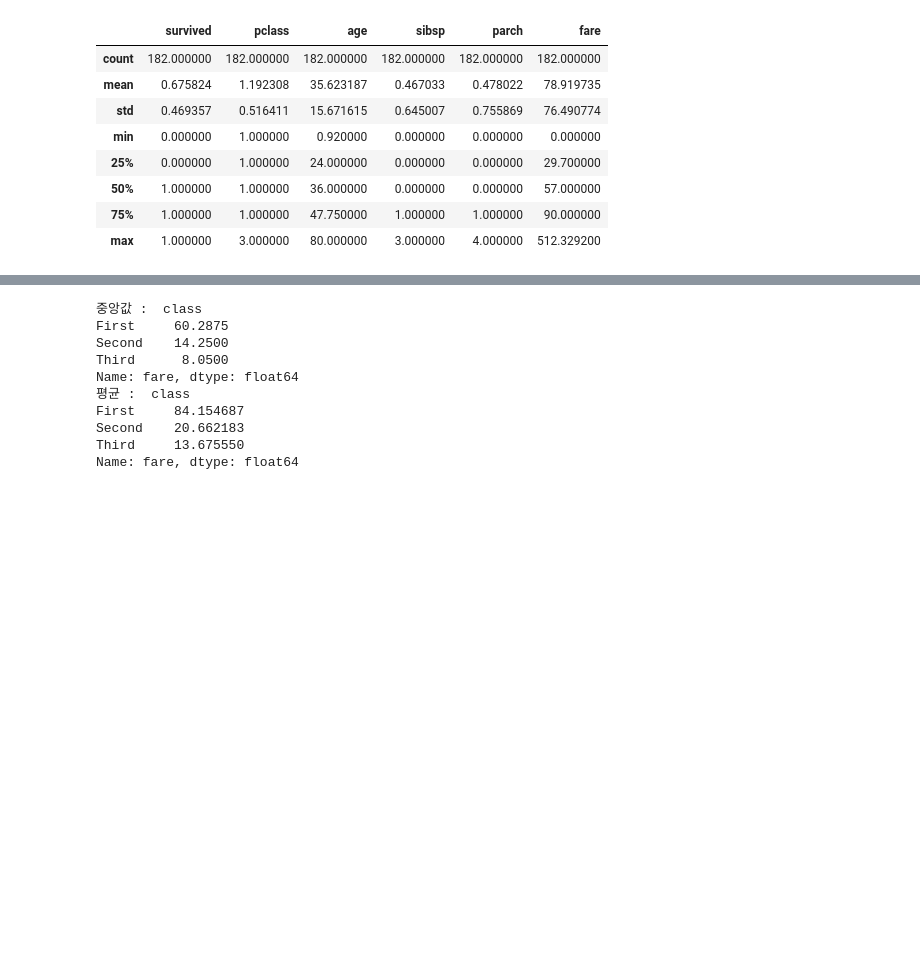
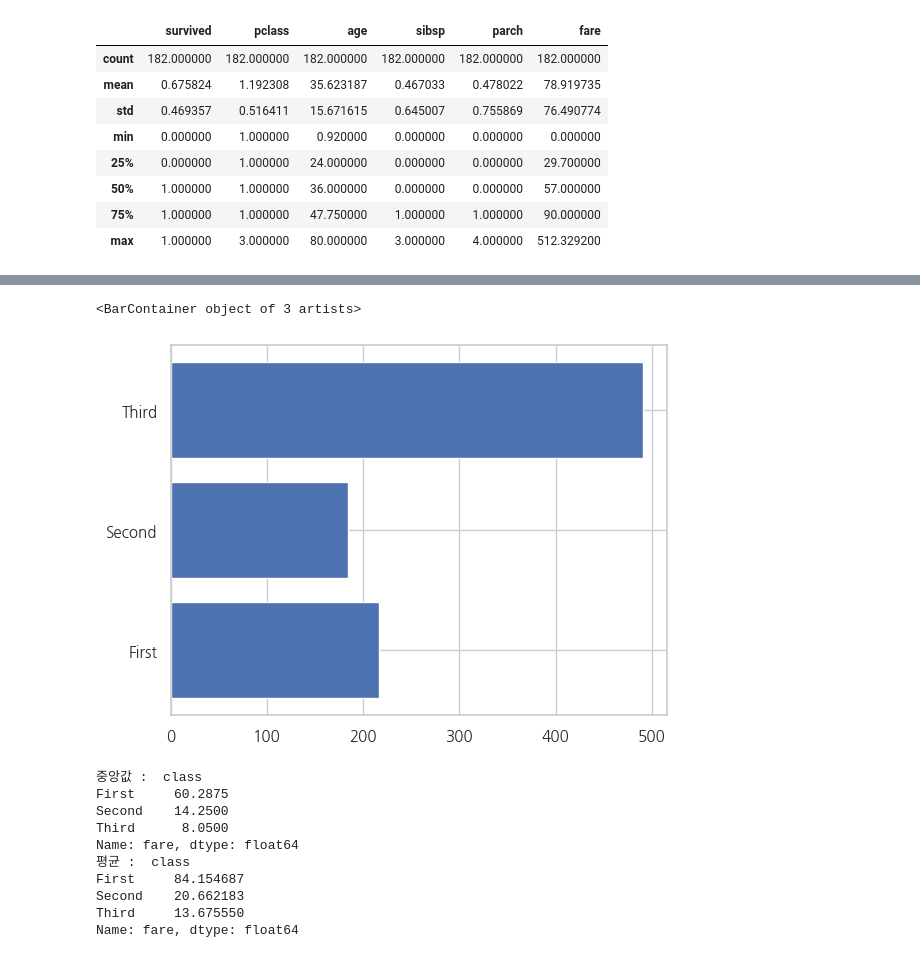
Before and after one commit to dydwoj/pythonsource, a Jupyter notebook: analytics/titanic.ipynb, the cells around one changed output, grey strips where cells are left out. Saved outputs shown, nothing was run; the diff lists cells and outputs as text; code cells hidden in the pictures; blank space fills up the shorter version.

```diff
--- a/analytics/titanic.ipynb
+++ b/analytics/titanic.ipynb
@@ -1 +1,4 @@
+# %%
+import seaborn as sns
+sns.set_theme(style="whitegrid")
 # %%
@@ -106,3 +120,8 @@ titanic_df.groupby('pclass')[['survived']].count() # 데이터프레임 구조
+# %%
+plt.barh(y="class", width="survived", data=class_df)
+# %% [output]
+<BarContainer object of 3 artists>
+[figure, added]
 # %%
 # 승객들이 클래스별로 지불한 요금의 중앙값은 얼마인가?
 print("중앙값 : ", titanic_df.groupby('class')['fare'].median(numeric_only=True))
```
Also changed, not shown: parts of 11 cells of this notebook, 9 other files.
